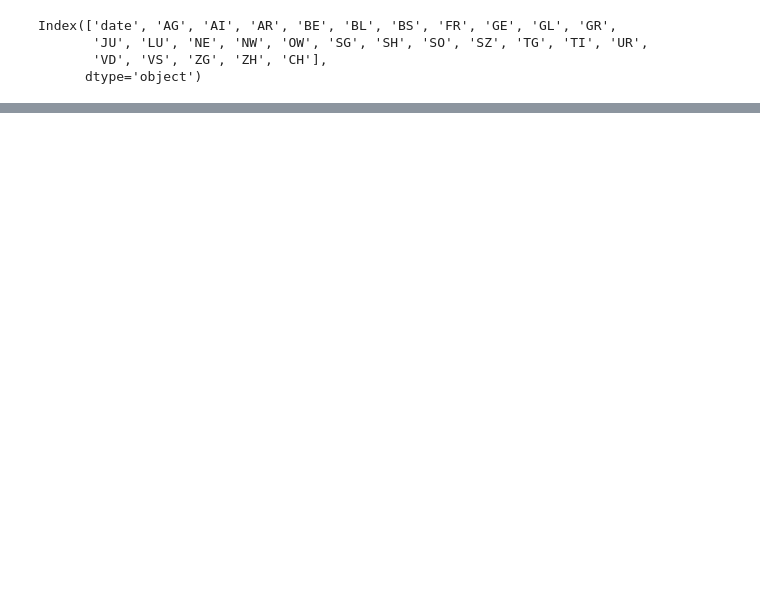
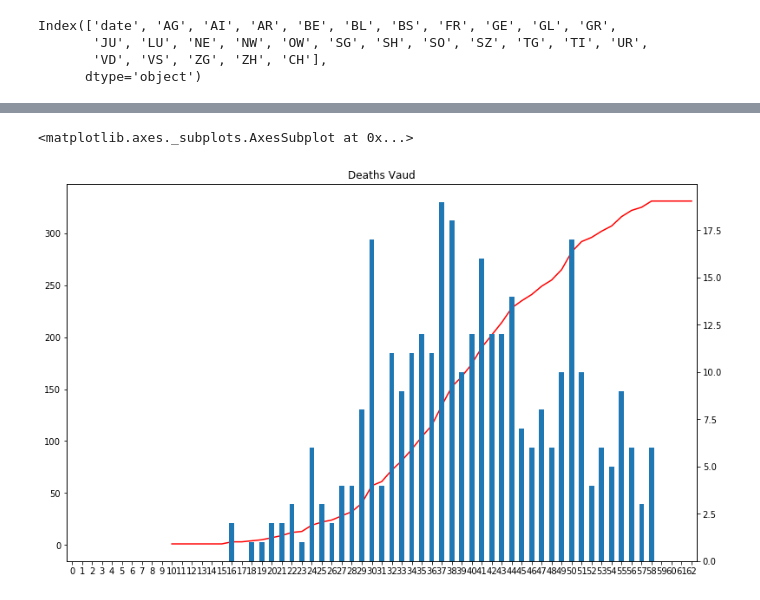
Before and after one commit to jpmieville/COVID-19_data_analyis, a Jupyter notebook: covid19_swiss.ipynb, the cells around one changed output, grey strips where cells are left out. Cells and saved outputs as stored; diff of their text form; code cells hidden in the pictures; blank space fills up the shorter version.

```diff
--- a/covid19_swiss.ipynb
+++ b/covid19_swiss.ipynb
@@ -400,3 +391,5 @@ Index(['date', 'AG', 'AI', 'AR', 'BE', 'BL', 'BS', 'FR', 'GE', 'GL', 'GR',
        'JU', 'LU', 'NE', 'NW', 'OW', 'SG', 'SH', 'SO', 'SZ', 'TG', 'TI', 'UR',
        'VD', 'VS', 'ZG', 'ZH', 'CH'],
       dtype='object')
+# %%
+vd = pd.merge(cases[["date", "VD"]], deaths[["date", "VD"]], how="inner", on="date")
@@ -402,0 +409,12 @@ Index(['date', 'AG', 'AI', 'AR', 'BE', 'BL', 'BS', 'FR', 'GE', 'GL', 'GR',
+# %%
+vd.columns = ["date", "cases", "deaths"]
+# %%
+vd["daily cases"] = vd["cases"].diff()
+# %%
+vd["daily deaths"] = vd["deaths"].diff()
+# %%
+vd["deaths"].plot(figsize=fig_size, color="r", title="Deaths Vaud")
+vd["daily deaths"].plot.bar(secondary_y=True, rot=0, figsize=fig_size)
+# %% [output]
+<matplotlib.axes._subplots.AxesSubplot at 0x...>
+[figure, added]
```
Also changed, not shown: parts of 39 cells of this notebook, 3 other files.
